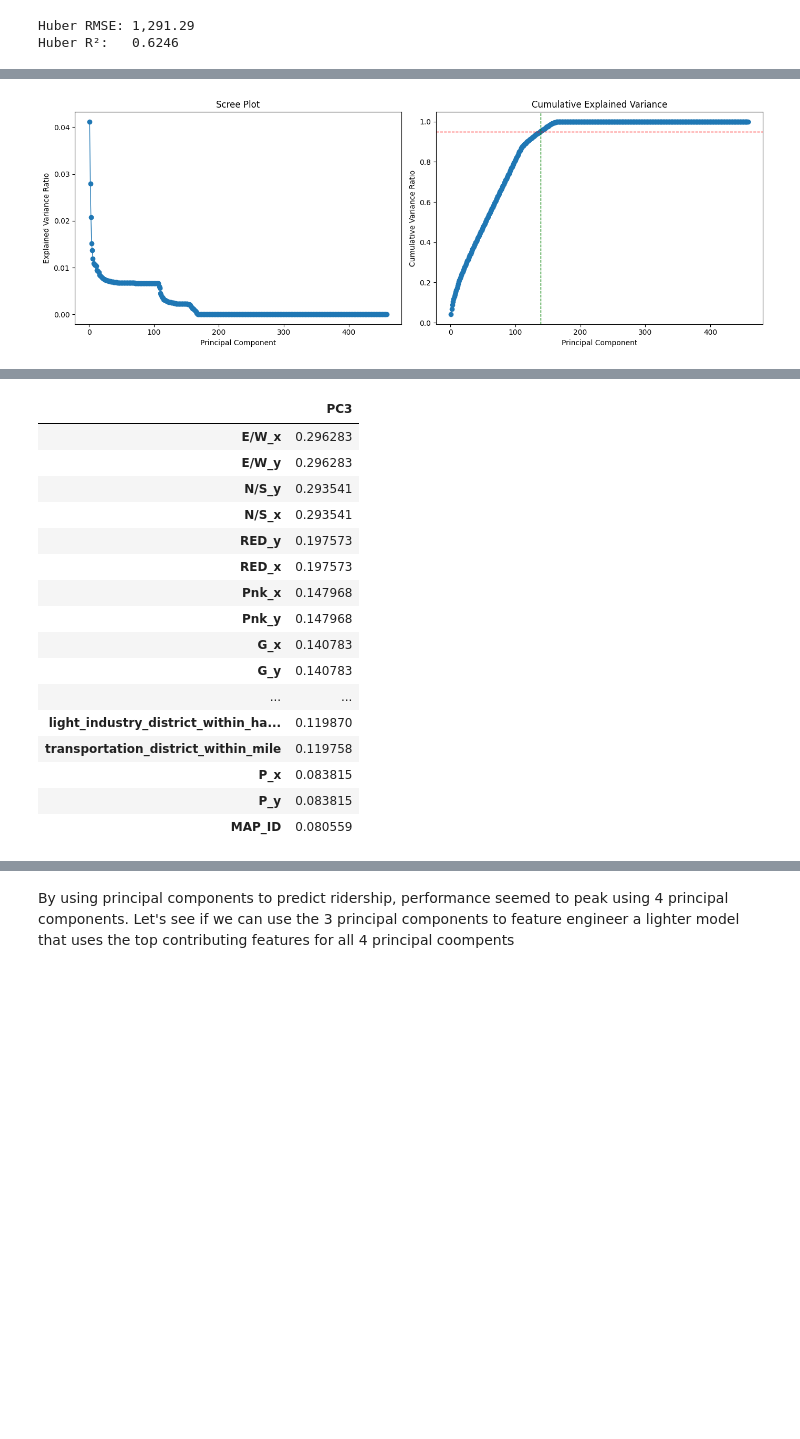
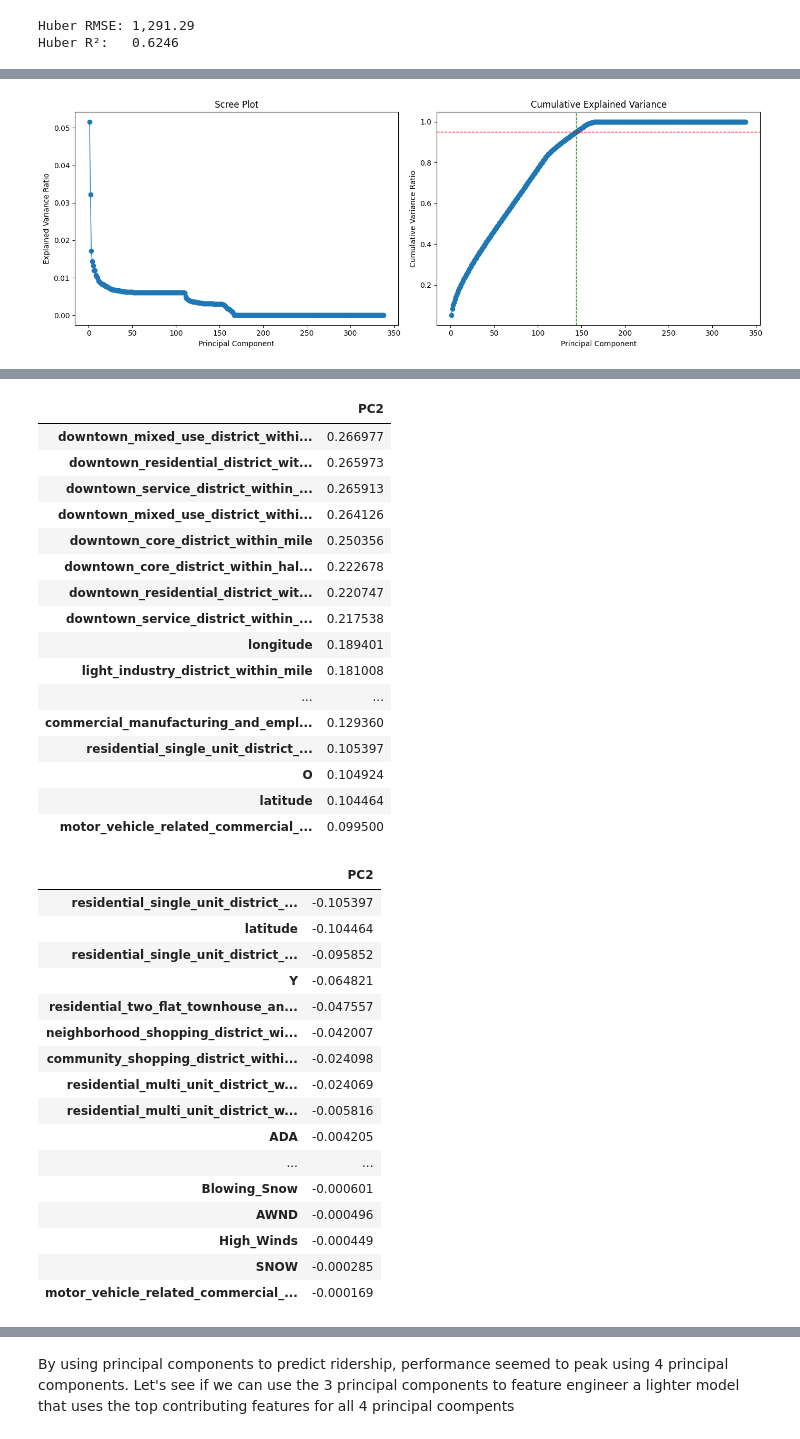
Before and after one commit to azcao95/cta-ridership-w2026-mads-milestone-2, a Jupyter notebook: ridership.ipynb, the cells around one changed output, grey strips where cells are left out. Cells and saved outputs as stored; diff of their text form; code cells hidden in the pictures; blank space fills up the shorter version.

```diff
--- a/ridership.ipynb
+++ b/ridership.ipynb
@@ -534,5 +533,12 @@ si_gdf.head()
 # %%
 ridership_with_zoning = pd.merge(station_ridership, si_gdf.drop(columns=['geometry', 'geometry_mile', 'geometry_half_mile']), left_on='MAP_ID', right_on='MAP_ID', how='left')
 
-ridership_with_zoning.head()
+# ridership_with_zoning.head()
+# Remove duplicate columns from merge: keep left-table versions (_x), drop right-table duplicates (_y)
+y_cols = [c for c in ridership_with_zoning.columns if c.endswith('_y')]
+x_cols = [c for c in ridership_with_zoning.columns if c.endswith('_x')]
+
+ridership_with_zoning = ridership_with_zoning.drop(columns=y_cols)
+ridership_with_zoning = ridership_with_zoning.rename(columns={c: c[:-2] for c in x_cols})
+ridership_with_zoning.columns
 # %% [output]
@@ -912,9 +943,11 @@ ax[1].set_ylabel('Cumulative Variance Ratio')
 plt.tight_layout()
 plt.show()
 # %% [output]
-[figure, old version]
+[figure, new version]
 # %%
-feature_names = pca_features.columns
+feature_names = pca_features.columns.copy()
+
+print(f"Total features before PCA: {len(feature_names)}")
 
 # Loadings matrix: rows=original features, cols=PCs
 loadings = pd.DataFrame(
@@ -937,9 +970,20 @@ for pc in ["PC1", "PC2", "PC3"]:
 
 # Contribution strength (absolute loading) for PC1/PC2/PC3
 pc1_contrib = loadings[["PC1",]].abs().sort_values("PC1", ascending=False)
+pc1_neg_contrib = loadings[["PC1",]].sort_values("PC1", ascending=True)
+
 pc2_contrib = loadings[["PC2",]].abs().sort_values("PC2", ascending=False)
+pc2_neg_contrib = loadings[["PC2",]].sort_values("PC2", ascending=True)
+
 pc3_contrib = loadings[["PC3",]].abs().sort_values("PC3", ascending=False)
+pc3_neg_contrib = loadings[["PC3",]].sort_values("PC3", ascending=True)
+
 display(pc1_contrib.head(20))
+display(pc1_neg_contrib.head(20))
+
 display(pc2_contrib.head(20))
+display(pc2_neg_contrib.head(20))
+
 display(pc3_contrib.head(20))
+display(pc3_neg_contrib.head(20))
 # %% [output]
@@ -997,17 +1041,34 @@ Name: PC3, dtype: float64
-|  | PC3 |
-| E/W_x | 0.296283 |
-| E/W_y | 0.296283 |
-| N/S_y | 0.293541 |
-| N/S_x | 0.293541 |
-| RED_y | 0.197573 |
-| RED_x | 0.197573 |
-| Pnk_x | 0.147968 |
-| Pnk_y | 0.147968 |
-| G_x | 0.140783 |
-| G_y | 0.140783 |
+|  | PC2 |
+| downtown_mixed_use_district_withi... | 0.266977 |
+| downtown_residential_district_wit... | 0.265973 |
+| downtown_service_district_within_... | 0.265913 |
+| downtown_mixed_use_district_withi... | 0.264126 |
+| downtown_core_district_within_mile | 0.250356 |
+| downtown_core_district_within_hal... | 0.222678 |
+| downtown_residential_district_wit... | 0.220747 |
+| downtown_service_district_within_... | 0.217538 |
+| longitude | 0.189401 |
+| light_industry_district_within_mile | 0.181008 |
 | ... | ... |
-| light_industry_district_within_ha... | 0.119870 |
-| transportation_district_within_mile | 0.119758 |
-| P_x | 0.083815 |
-| P_y | 0.083815 |
-| MAP_ID | 0.080559 |
+| commercial_manufacturing_and_empl... | 0.129360 |
+| residential_single_unit_district_... | 0.105397 |
+| O | 0.104924 |
+| latitude | 0.104464 |
+| motor_vehicle_related_commercial_... | 0.099500 |
+|  | PC2 |
+| residential_single_unit_district_... | -0.105397 |
+| latitude | -0.104464 |
+| residential_single_unit_district_... | -0.095852 |
+| Y | -0.064821 |
+| residential_two_flat_townhouse_an... | -0.047557 |
+| neighborhood_shopping_district_wi... | -0.042007 |
+| community_shopping_district_withi... | -0.024098 |
+| residential_multi_unit_district_w... | -0.024069 |
+| residential_multi_unit_district_w... | -0.005816 |
+| ADA | -0.004205 |
+| ... | ... |
+| Blowing_Snow | -0.000601 |
+| AWND | -0.000496 |
+| High_Winds | -0.000449 |
+| SNOW | -0.000285 |
+| motor_vehicle_related_commercial_... | -0.000169 |
```
Also changed, not shown: parts of 31 cells of this notebook.
